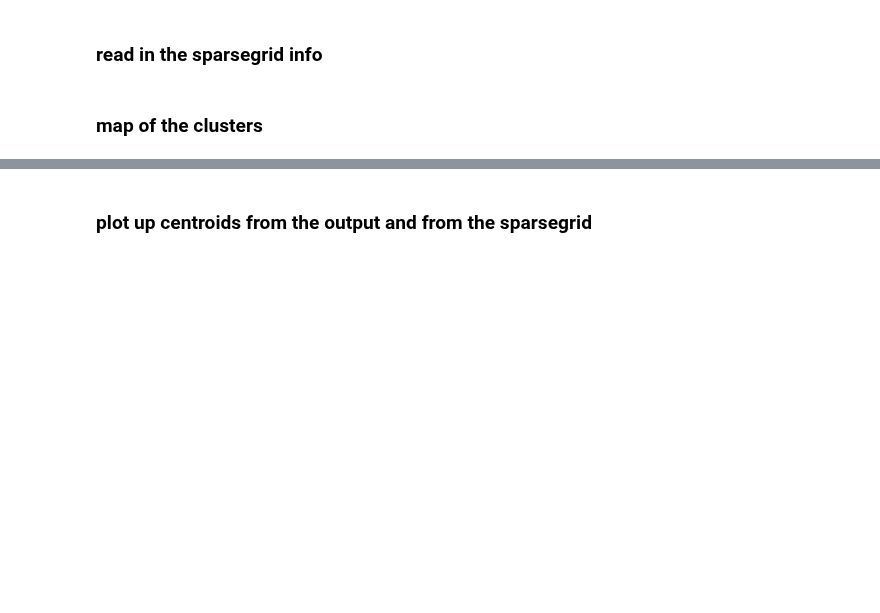
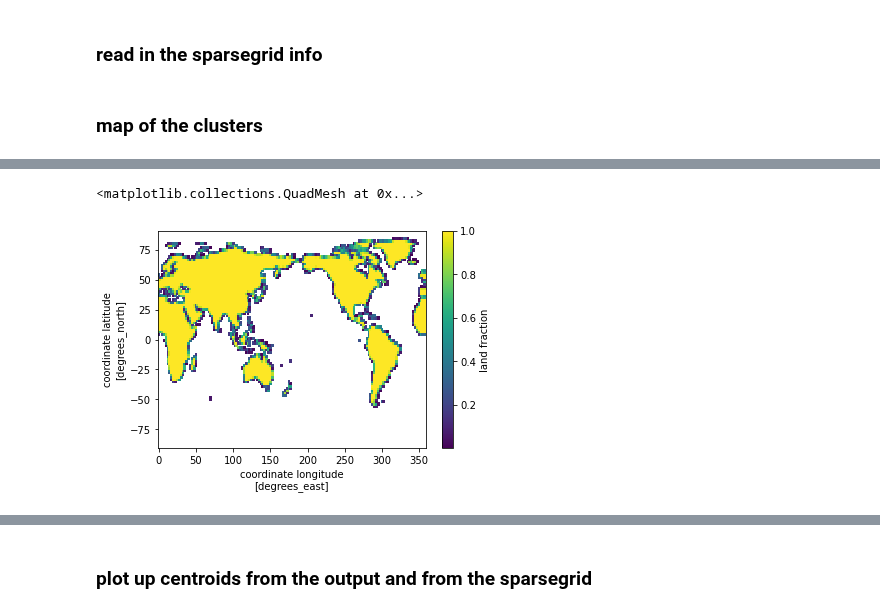
Before and after one commit to djk2120/CLM5PPE, a Jupyter notebook: pyth/sparsegrid.ipynb, the cells around one changed output, grey strips where cells are left out. Saved outputs shown, nothing was run; the diff lists cells and outputs as text; code cells hidden in the pictures; blank space fills up the shorter version.

```diff
--- a/pyth/sparsegrid.ipynb
+++ b/pyth/sparsegrid.ipynb
@@ -23,0 +132,5 @@ ds.cclass.plot()
+# %%
+sg.landfrac.plot()
+# %% [output]
+<matplotlib.collections.QuadMesh at 0x...>
+[figure, added]
```
Also changed, not shown: parts of 29 cells of this notebook, 2 other files.
